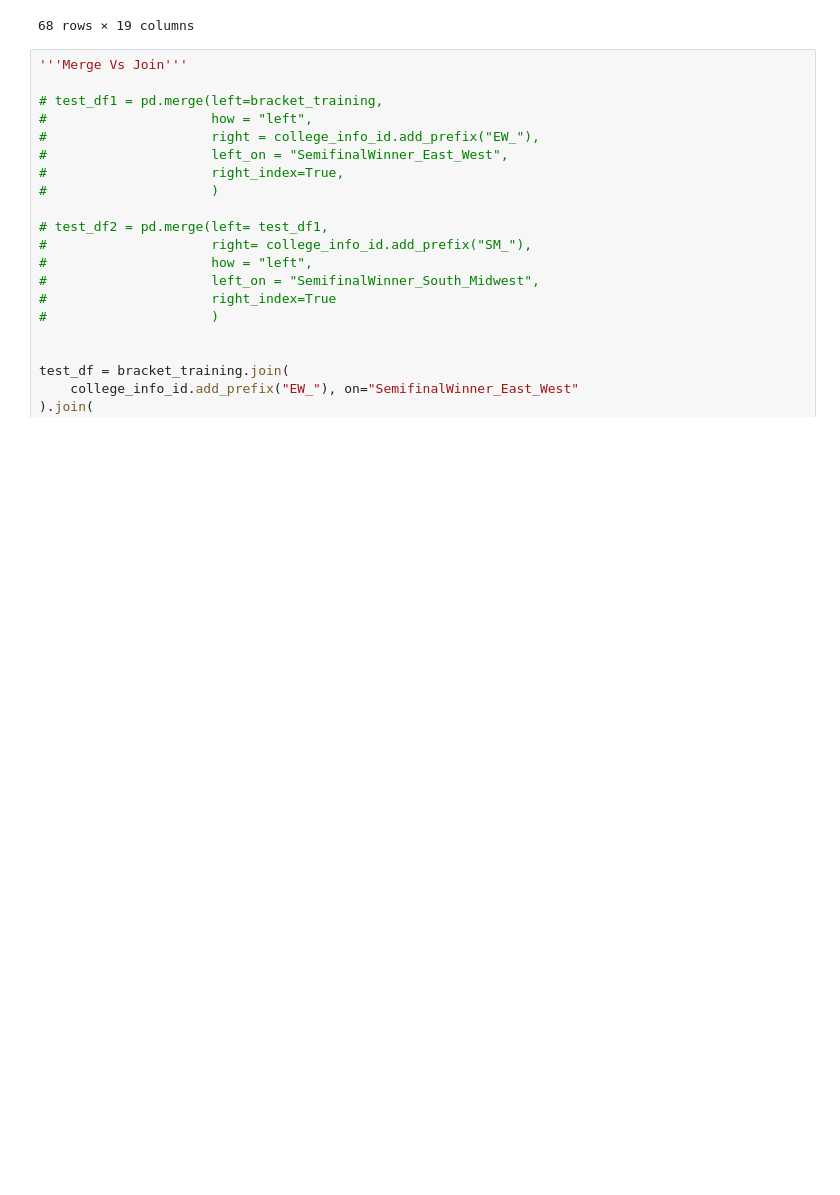
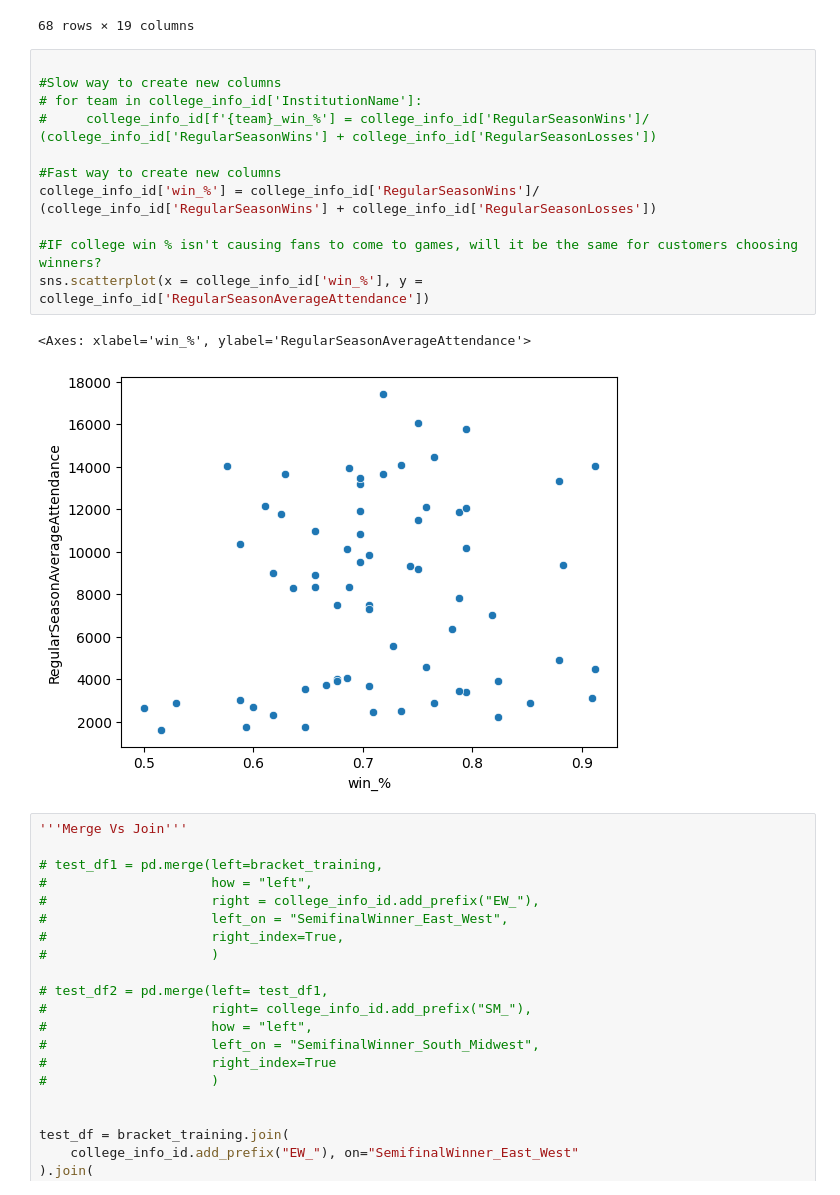
Before and after one commit to LittleMac24/ccac-competion, a Jupyter notebook: eda.ipynb, the cells around one changed output. Cells and saved outputs as stored; diff of their text form; blank space fills up the shorter version.

Commit message:
😄 Added some basic scatter plots for college data

```diff
--- a/eda.ipynb
+++ b/eda.ipynb
@@ -49,6 +51,20 @@ college_info_id
 | 194 | Duquesne | Dukes | DUQ | Pittsburgh | PA | ... |
 | 229 | FAU | Owls | FAU | Boca Raton | FL | ... |
 68 rows × 19 columns
+# %%
+
+#Slow way to create new columns
+# for team in college_info_id['InstitutionName']:
+#     college_info_id[f'{team}_win_%'] = college_info_id['RegularSeasonWins']/ (college_info_id['RegularSeasonWins'] + college_info_id['RegularSeasonLosses'])
+
+#Fast way to create new columns
+college_info_id['win_%'] = college_info_id['RegularSeasonWins']/ (college_info_id['RegularSeasonWins'] + college_info_id['RegularSeasonLosses'])
+
+#IF college win % isn't causing fans to come to games, will it be the same for customers choosing winners?
+sns.scatterplot(x = college_info_id['win_%'], y = college_info_id['RegularSeasonAverageAttendance'])
+# %% [output]
+<Axes: xlabel='win_%', ylabel='RegularSeasonAverageAttendance'>
+[figure, added]
 # %%
 '''Merge Vs Join'''
 
```
Also changed, not shown: parts of 6 cells of this notebook, 1 other file.
